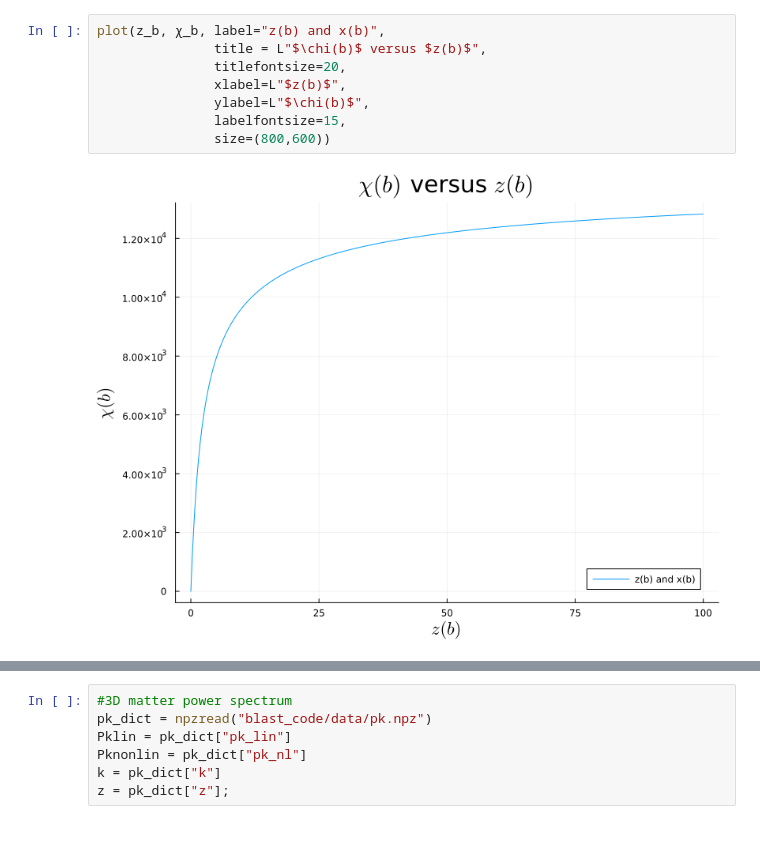
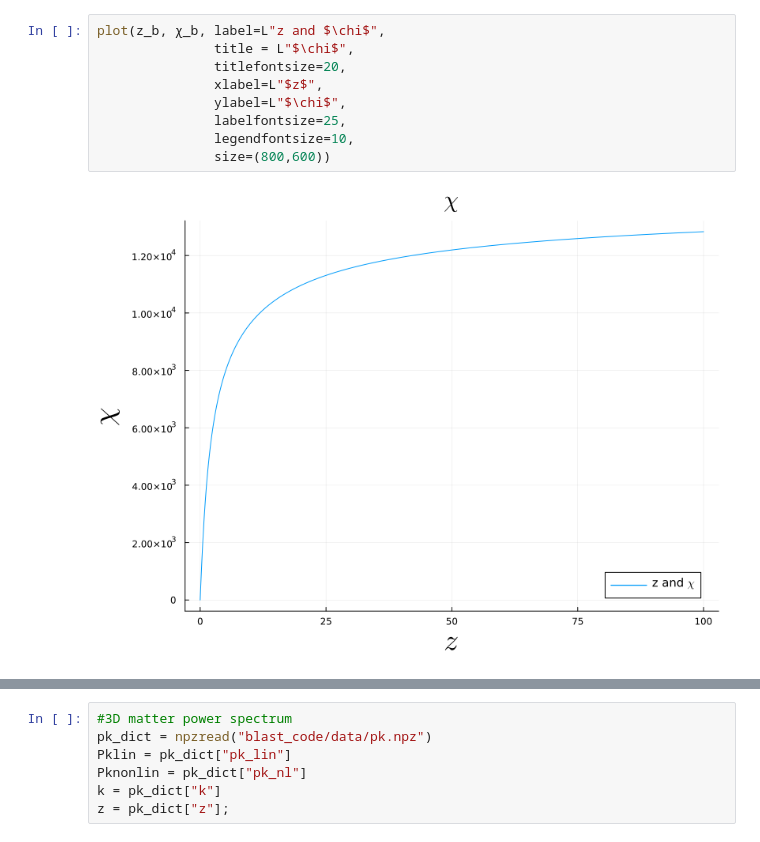
Before and after one commit to anvi-git/3D_Angular_Power_Spectrum, a Jupyter notebook: notebooks/new_beyond_BLAST.ipynb, the cells around one changed output, grey strips where cells are left out. Cells and saved outputs as stored; diff of their text form.

```diff
--- a/notebooks/new_beyond_BLAST.ipynb
+++ b/notebooks/new_beyond_BLAST.ipynb
@@ -62,10 +146,11 @@ Dict{String, Array{Float64}} with 4 entries:
 # %%
-plot(z_b, χ_b, label="z(b) and x(b)",
-               title = L"$\chi(b)$ versus $z(b)$",
+plot(z_b, χ_b, label=L"z and $\chi$",
+               title = L"$\chi$",
                titlefontsize=20,
-               xlabel=L"$z(b)$",
-               ylabel=L"$\chi(b)$",
-               labelfontsize=15,
+               xlabel=L"$z$",
+               ylabel=L"$\chi$",
+               labelfontsize=25,
+               legendfontsize=10,
                size=(800,600))
 # %% [output]
-[figure, old version]
+[figure, new version]
```
Also changed, not shown: parts of 31 cells of this notebook, 1 other file.
